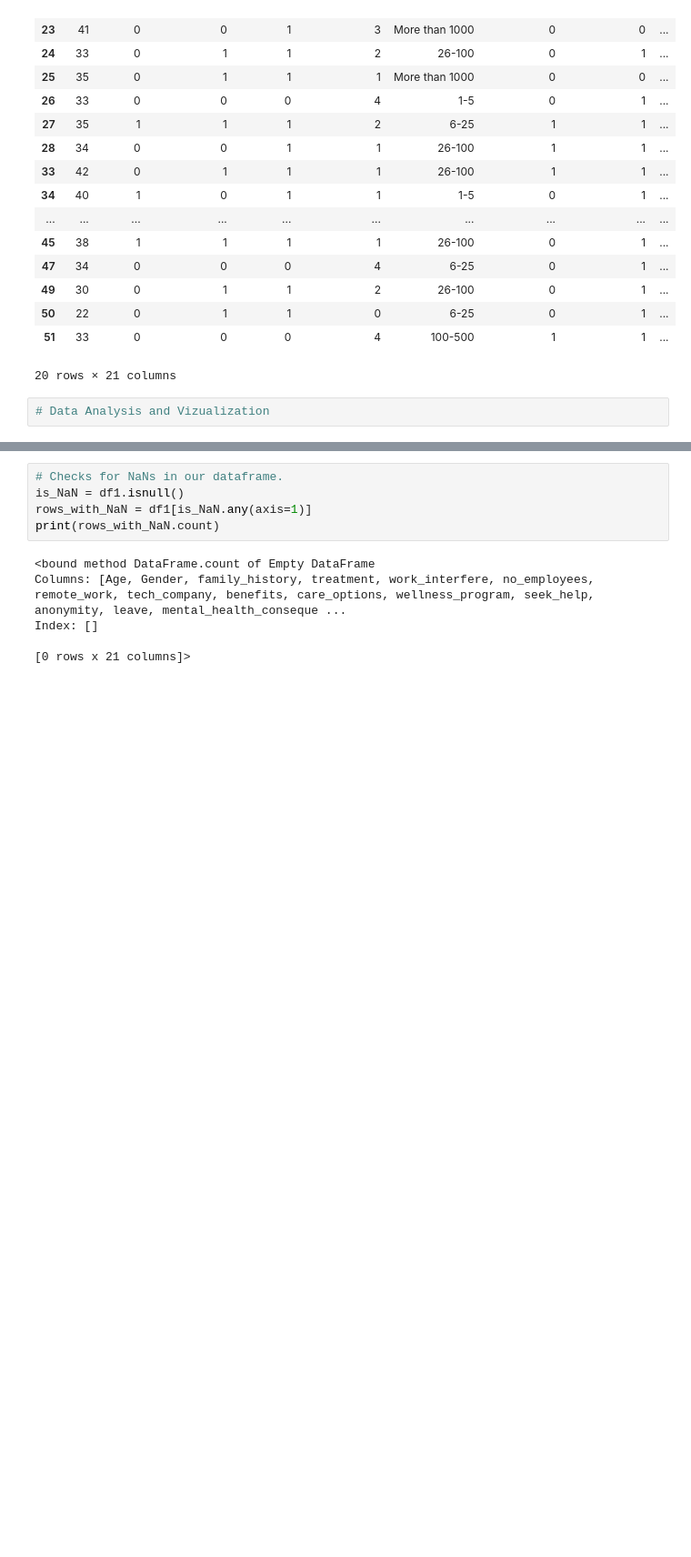
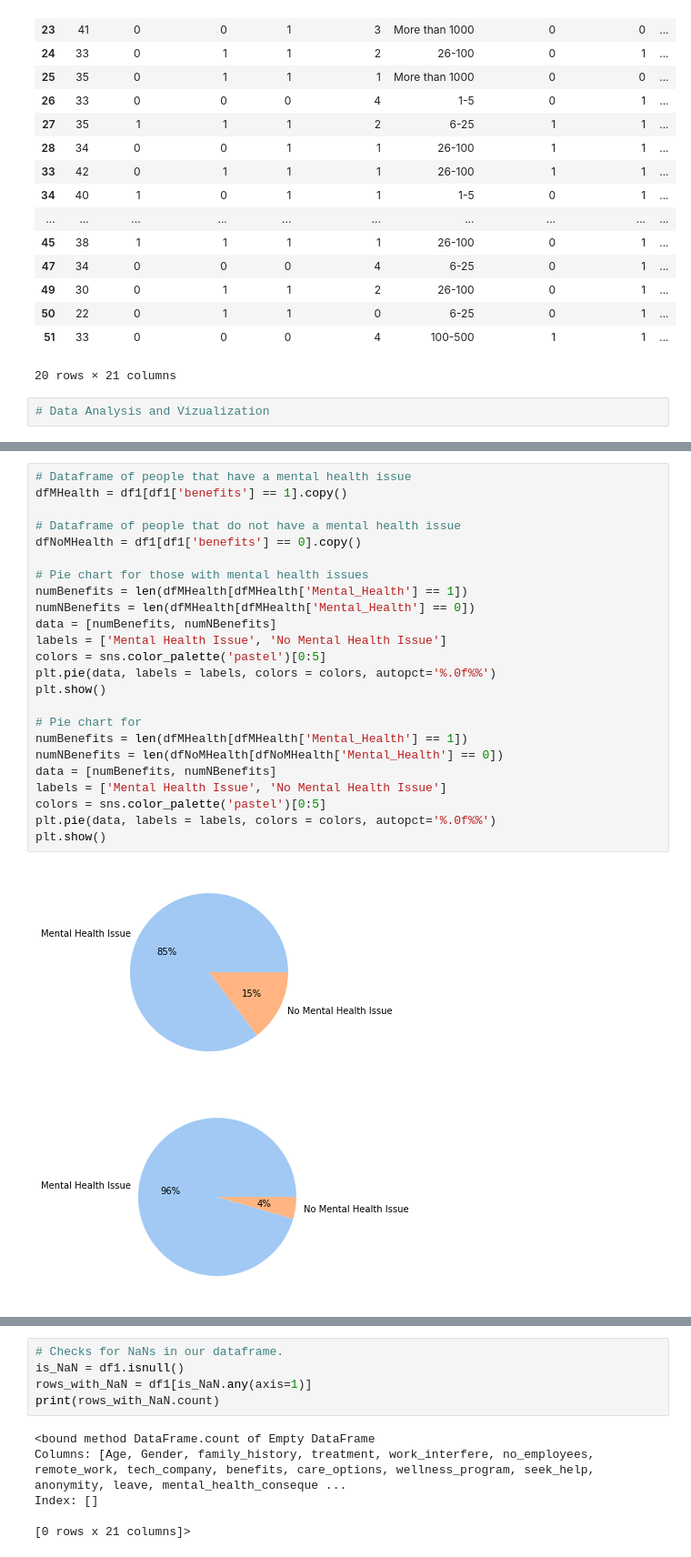
Before and after one commit to pearl6527/hackduke2021, a Jupyter notebook: Mental Health Analysis.ipynb, the cells around one changed output, grey strips where cells are left out. Shown at 91% size. Cells and saved outputs as stored; diff of their text form; blank space fills up the shorter version.

```diff
--- a/Mental Health Analysis.ipynb
+++ b/Mental Health Analysis.ipynb
@@ -152,3 +152,30 @@ plt.show()
+# %%
+# Dataframe of people that have a mental health issue
+dfMHealth = df1[df1['benefits'] == 1].copy()
+
+# Dataframe of people that do not have a mental health issue
+dfNoMHealth = df1[df1['benefits'] == 0].copy()
+
+# Pie chart for those with mental health issues
+numBenefits = len(dfMHealth[dfMHealth['Mental_Health'] == 1])
+numNBenefits = len(dfMHealth[dfMHealth['Mental_Health'] == 0])
+data = [numBenefits, numNBenefits]
+labels = ['Mental Health Issue', 'No Mental Health Issue']
+colors = sns.color_palette('pastel')[0:5]
+plt.pie(data, labels = labels, colors = colors, autopct='%.0f%%')
+plt.show()
+
+# Pie chart for
+numBenefits = len(dfMHealth[dfMHealth['Mental_Health'] == 1])
+numNBenefits = len(dfNoMHealth[dfNoMHealth['Mental_Health'] == 0])
+data = [numBenefits, numNBenefits]
+labels = ['Mental Health Issue', 'No Mental Health Issue']
+colors = sns.color_palette('pastel')[0:5]
+plt.pie(data, labels = labels, colors = colors, autopct='%.0f%%')
+plt.show()
+# %% [output]
+[figure, added]
+[figure, added]
 # %%
 # Take the average
 tempDf = dfNoMHealth[dfNoMHealth['work_interfere'] != 4]
```
Also changed, not shown: parts of 3 cells of this notebook, 1 other file.
